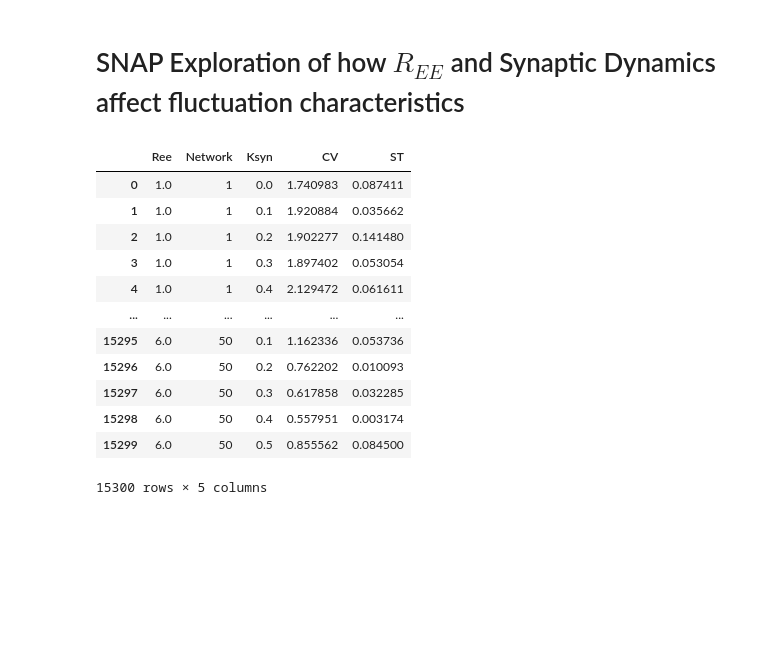
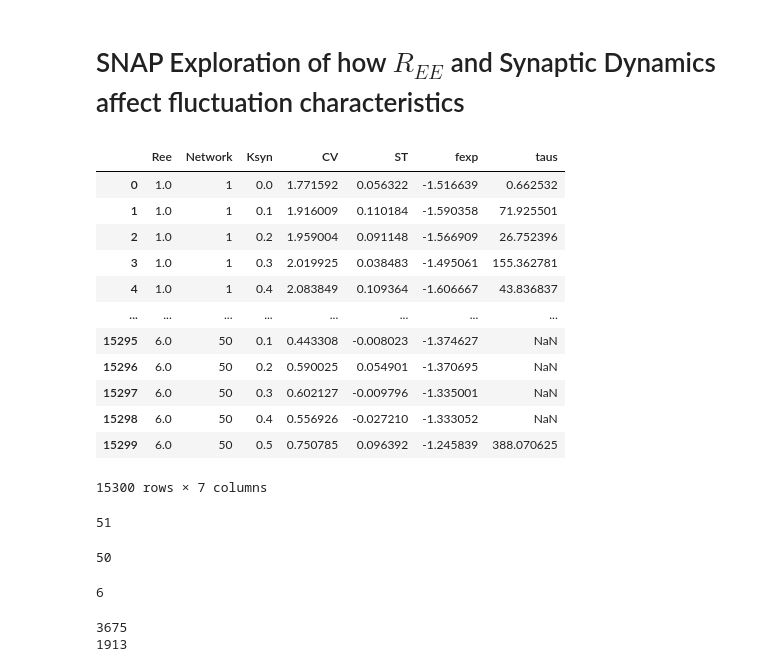
Before and after one commit to jgavenas42/SlowRampingSpikingNetwork, a Jupyter notebook: snap_fluctuationanalysis.ipynb, the cells around one changed output. Saved outputs shown, nothing was run; the diff lists cells and outputs as text; code cells hidden in the pictures; blank space fills up the shorter version.

```diff
--- a/snap_fluctuationanalysis.ipynb
+++ b/snap_fluctuationanalysis.ipynb
@@ -21,19 +22,31 @@ from pymer4 import Lmer, Lm
 
 from os import listdir
 # %%
-df = pd.read_csv('./fluxQuant/fluxquant.csv')
+df = pd.read_csv('../fluxQuant/fluxquant.csv')
 df
 # %% [output]
-|  | Ree | Network | Ksyn | CV | ST |
-| 0 | 1.0 | 1 | 0.0 | 1.740983 | 0.087411 |
-| 1 | 1.0 | 1 | 0.1 | 1.920884 | 0.035662 |
-| 2 | 1.0 | 1 | 0.2 | 1.902277 | 0.141480 |
-| 3 | 1.0 | 1 | 0.3 | 1.897402 | 0.053054 |
-| 4 | 1.0 | 1 | 0.4 | 2.129472 | 0.061611 |
-| ... | ... | ... | ... | ... | ... |
-| 15295 | 6.0 | 50 | 0.1 | 1.162336 | 0.053736 |
-| 15296 | 6.0 | 50 | 0.2 | 0.762202 | 0.010093 |
-| 15297 | 6.0 | 50 | 0.3 | 0.617858 | 0.032285 |
-| 15298 | 6.0 | 50 | 0.4 | 0.557951 | 0.003174 |
-| 15299 | 6.0 | 50 | 0.5 | 0.855562 | 0.084500 |
+|  | Ree | Network | Ksyn | CV | ST | fexp | taus |
+| 0 | 1.0 | 1 | 0.0 | 1.771592 | 0.056322 | -1.516639 | 0.662532 |
+| 1 | 1.0 | 1 | 0.1 | 1.916009 | 0.110184 | -1.590358 | 71.925501 |
+| 2 | 1.0 | 1 | 0.2 | 1.959004 | 0.091148 | -1.566909 | 26.752396 |
+| 3 | 1.0 | 1 | 0.3 | 2.019925 | 0.038483 | -1.495061 | 155.362781 |
+| 4 | 1.0 | 1 | 0.4 | 2.083849 | 0.109364 | -1.606667 | 43.836837 |
+| ... | ... | ... | ... | ... | ... | ... | ... |
+| 15295 | 6.0 | 50 | 0.1 | 0.443308 | -0.008023 | -1.374627 | NaN |
+| 15296 | 6.0 | 50 | 0.2 | 0.590025 | 0.054901 | -1.370695 | NaN |
+| 15297 | 6.0 | 50 | 0.3 | 0.602127 | -0.009796 | -1.335001 | NaN |
+| 15298 | 6.0 | 50 | 0.4 | 0.556926 | -0.027210 | -1.333052 | NaN |
+| 15299 | 6.0 | 50 | 0.5 | 0.750785 | 0.096392 | -1.245839 | 388.070625 |
-15300 rows × 5 columns
+15300 rows × 7 columns
+# %%
+len(df.Ree.unique())
+# %% [output]
+51
+# %%
+len(df.Network.unique())
+# %% [output]
+50
+# %%
+len(df.Ksyn.unique())
+# %% [output]
+6
@@ -39,0 +55,10 @@ df
+# %%
+print(np.sum(df.taunan.values))
+print(np.sum(df[df.Ree.between(4,7)].taunan.values))
+
+# model = Lmer('taunan ~ Ree + Ksyn + (1|Network)', data = df,family='binomial')
+
+# print(model.fit())
+# %% [output]
+3675
+1913
```
Also changed, not shown: parts of 22 cells of this notebook, 7 other files.
